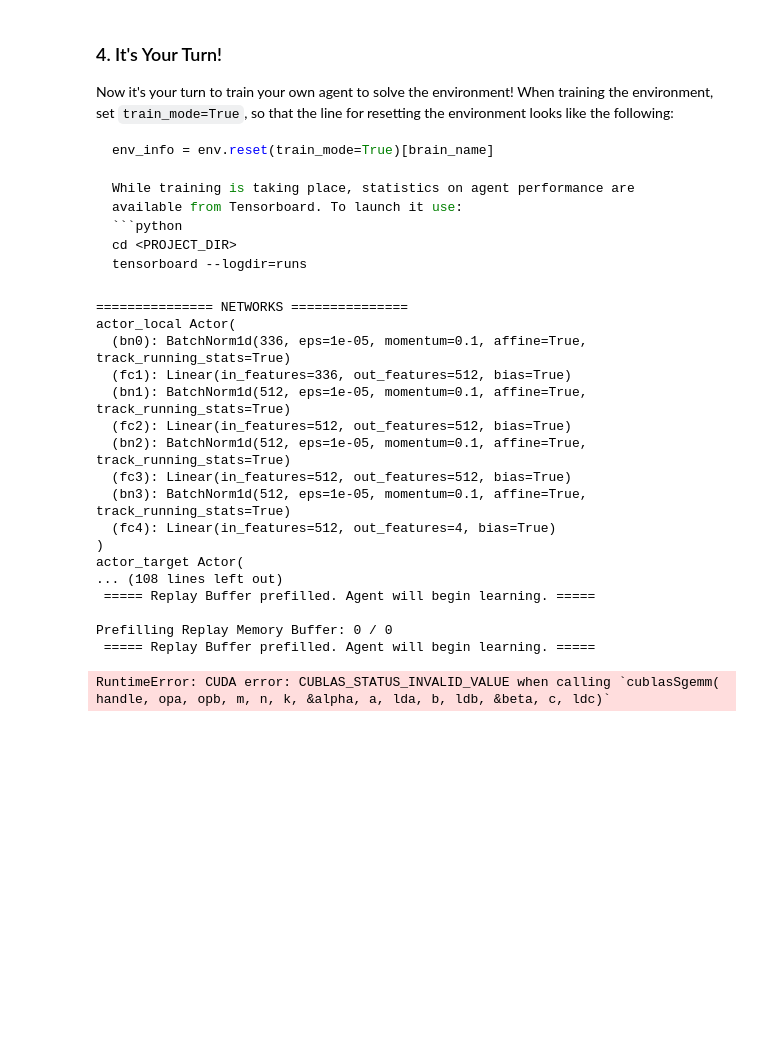
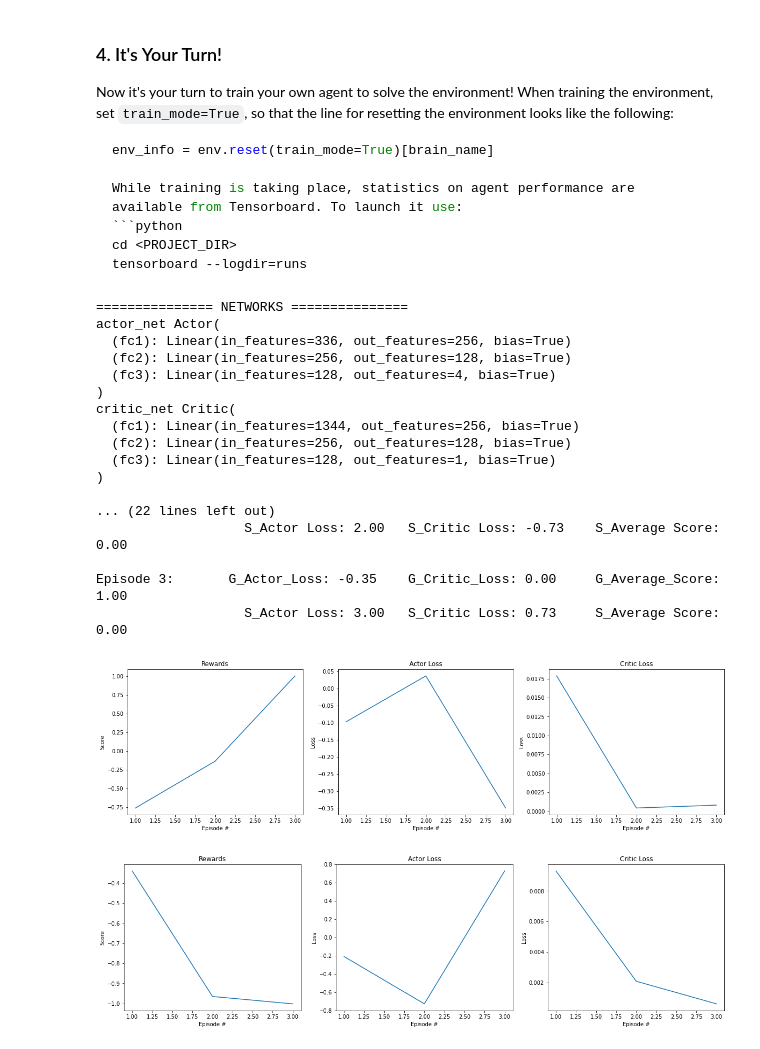
Before and after one commit to derektan95/Deep-Reinforcement-Learning-Algorithms, a Jupyter notebook: p3_collab-compet/soccer/Soccer.ipynb, the cells around one changed output. Cells and saved outputs as stored; diff of their text form; code cells hidden in the pictures; blank space fills up the shorter version.

```diff
--- a/p3_collab-compet/soccer/Soccer.ipynb
+++ b/p3_collab-compet/soccer/Soccer.ipynb
@@ -290,50 +295,52 @@ def d4pg(params=Params(), g_logger=Logger(), s_logger=Logger()):
 # %%
 ##################
 # QUICK TEST
 ##################
 
 # Params Override: Initialized in params.py
 params = Params()
 params.verbose = True
 params.random_seed = 0
 params.n_episodes=3
-params.max_t = 50
-params.print_every = 100
-params.save_every = 100
+params.max_t = 600
+params.print_every = 1
+params.save_every = 10
 params.log_weights_every = 1
-params.prefill_memory_qty=0
 params.terminate_on_target_score = True
 params.plot_stats = True
 params.lr_actor = 5e-4
 params.lr_critic = 1e-3
+params.batch_size = 60
 params.checkpoint_actor_weights_dir = 'weights/checkpoint_actor/test'
 params.checkpoint_critic_weights_dir = 'weights/checkpoint_critic/test'
-params.vmin = -3
-params.vmax = 3
 
 
 #### MAIN #####
 g_logger = Logger(params)
 s_logger = Logger(params)
-g_agent = D4PG_Agent(g_state_size, g_action_size, params=params)
-s_agent = D4PG_Agent(s_state_size, s_action_size, params=params)
-d4pg(params, g_logger, s_logger)
+total_state_size = 2*g_state_size + 2*s_state_size
+
+g_agent = PPO_Agent(g_state_size, total_state_size, g_action_size, params=params)
+s_agent = PPO_Agent(s_state_size, total_state_size, s_action_size, params=params)
+g_agent.print_init_messages()
+ppo(params, g_logger, s_logger)
 # %% [output]
 =============== NETWORKS ===============
-actor_local Actor(
-  (bn0): BatchNorm1d(336, eps=1e-05, momentum=0.1, affine=True, track_running_stats=True)
-  (fc1): Linear(in_features=336, out_features=512, bias=True)
-  (bn1): BatchNorm1d(512, eps=1e-05, momentum=0.1, affine=True, track_running_stats=True)
-  (fc2): Linear(in_features=512, out_features=512, bias=True)
-  (bn2): BatchNorm1d(512, eps=1e-05, momentum=0.1, affine=True, track_running_stats=True)
-  (fc3): Linear(in_features=512, out_features=512, bias=True)
-  (bn3): BatchNorm1d(512, eps=1e-05, momentum=0.1, affine=True, track_running_stats=True)
-  (fc4): Linear(in_features=512, out_features=4, bias=True)
+actor_net Actor(
+  (fc1): Linear(in_features=336, out_features=256, bias=True)
+  (fc2): Linear(in_features=256, out_features=128, bias=True)
+  (fc3): Linear(in_features=128, out_features=4, bias=True)
 )
-actor_target Actor(
-... (108 lines left out)
- ===== Replay Buffer prefilled. Agent will begin learning. =====
+critic_net Critic(
+  (fc1): Linear(in_features=1344, out_features=256, bias=True)
+  (fc2): Linear(in_features=256, out_features=128, bias=True)
+  (fc3): Linear(in_features=128, out_features=1, bias=True)
+)
 
-Prefilling Replay Memory Buffer: 0 / 0
- ===== Replay Buffer prefilled. Agent will begin learning. =====
+... (22 lines left out)
+                   S_Actor Loss: 2.00   S_Critic Loss: -0.73    S_Average Score: 0.00
+
+Episode 3:       G_Actor_Loss: -0.35    G_Critic_Loss: 0.00     G_Average_Score: 1.00
+                   S_Actor Loss: 3.00   S_Critic Loss: 0.73     S_Average Score: 0.00
-RuntimeError: CUDA error: CUBLAS_STATUS_INVALID_VALUE when calling `cublasSgemm( handle, opa, opb, m, n, k, &alpha, a, lda, b, ldb, &beta, c, ldc)`
+[figure, added]
+[figure, added]
```
Also changed, not shown: parts of 8 cells of this notebook, 6 other files.
